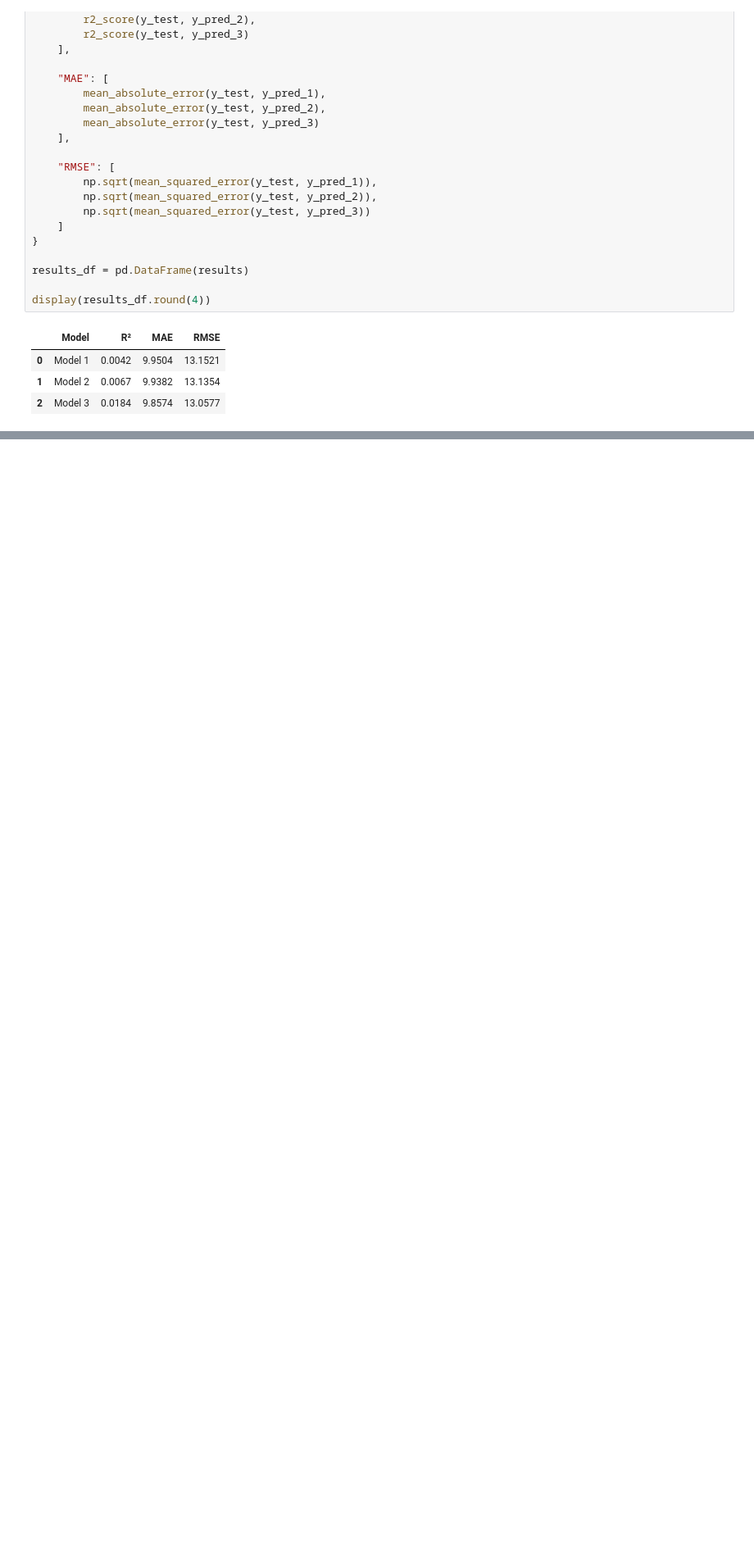
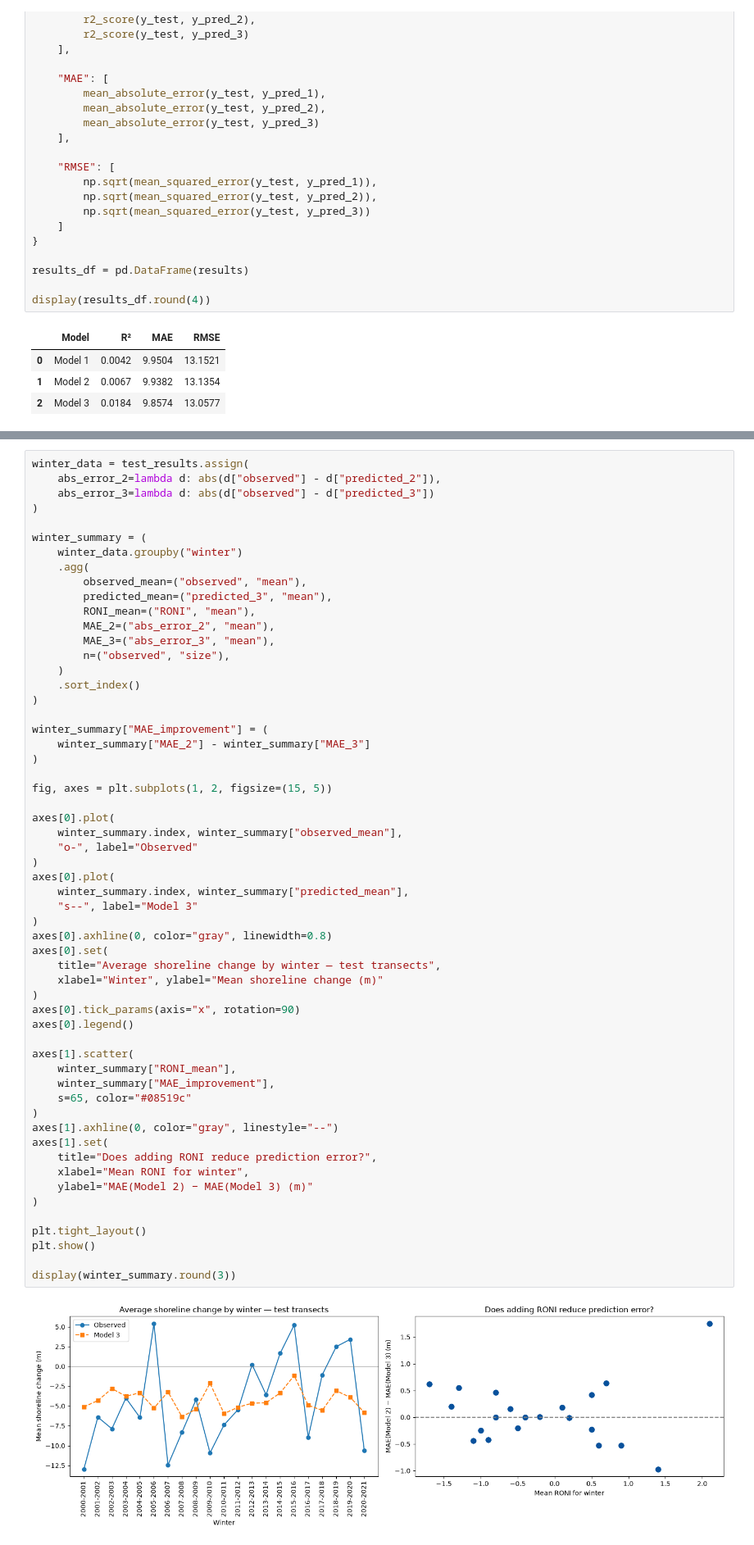
Before and after one commit to afdeanon/El-Nino-Shoreline-Machine-Learning, a Jupyter notebook: scripts/shoreline_linear_regression.ipynb, the cells around one changed output, grey strips where cells are left out. Shown at 82% size. Drawn from its saved outputs; the diff is of its cells as text; blank space fills up the shorter version.

```diff
--- a/scripts/shoreline_linear_regression.ipynb
+++ b/scripts/shoreline_linear_regression.ipynb
@@ -216,0 +343,59 @@ display(results_df.round(4))
+# %%
+winter_data = test_results.assign(
+    abs_error_2=lambda d: abs(d["observed"] - d["predicted_2"]),
+    abs_error_3=lambda d: abs(d["observed"] - d["predicted_3"])
+)
+
+winter_summary = (
+    winter_data.groupby("winter")
+    .agg(
+        observed_mean=("observed", "mean"),
+        predicted_mean=("predicted_3", "mean"),
+        RONI_mean=("RONI", "mean"),
+        MAE_2=("abs_error_2", "mean"),
+        MAE_3=("abs_error_3", "mean"),
+        n=("observed", "size"),
+    )
+    .sort_index()
+)
+
+winter_summary["MAE_improvement"] = (
+    winter_summary["MAE_2"] - winter_summary["MAE_3"]
+)
+
+fig, axes = plt.subplots(1, 2, figsize=(15, 5))
+
+axes[0].plot(
+    winter_summary.index, winter_summary["observed_mean"],
+    "o-", label="Observed"
+)
+axes[0].plot(
+    winter_summary.index, winter_summary["predicted_mean"],
+    "s--", label="Model 3"
+)
+axes[0].axhline(0, color="gray", linewidth=0.8)
+axes[0].set(
+    title="Average shoreline change by winter — test transects",
+    xlabel="Winter", ylabel="Mean shoreline change (m)"
+)
+axes[0].tick_params(axis="x", rotation=90)
+axes[0].legend()
+
+axes[1].scatter(
+    winter_summary["RONI_mean"],
+    winter_summary["MAE_improvement"],
+    s=65, color="#08519c"
+)
+axes[1].axhline(0, color="gray", linestyle="--")
+axes[1].set(
+    title="Does adding RONI reduce prediction error?",
+    xlabel="Mean RONI for winter",
+    ylabel="MAE(Model 2) − MAE(Model 3) (m)"
+)
+
+plt.tight_layout()
+plt.show()
+
+display(winter_summary.round(3))
+# %% [output]
+[figure, added]
```
Also changed, not shown: parts of 7 cells of this notebook, 1 other file.
